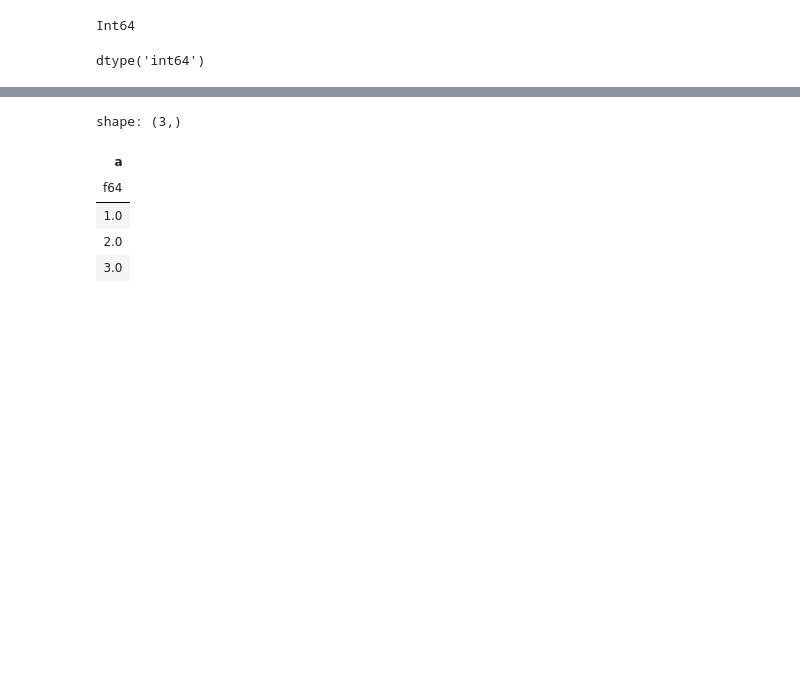
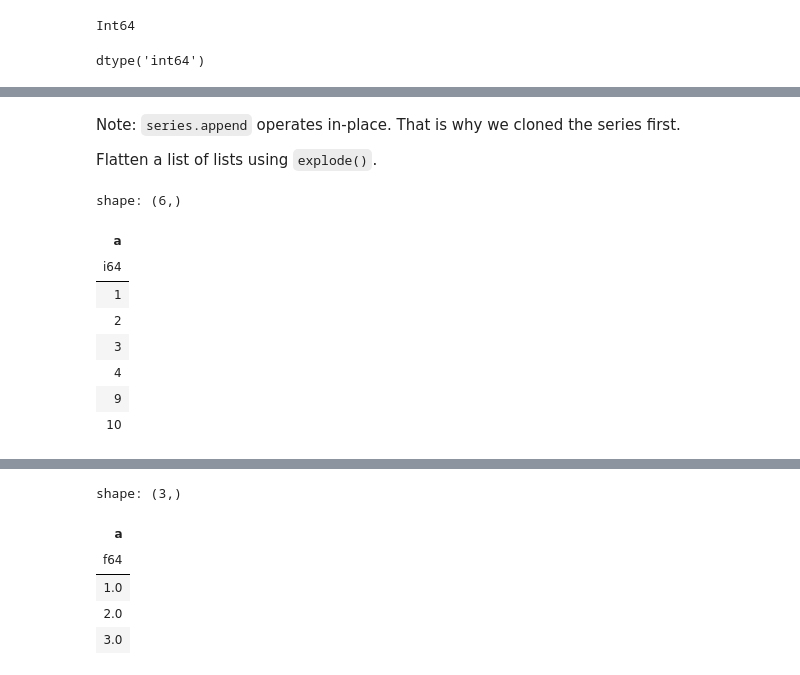
Before and after one commit to johnros/polars_demo, a Jupyter notebook: polars_to_preview.ipynb, the cells around one changed output, grey strips where cells are left out. Saved outputs shown, nothing was run; the diff lists cells and outputs as text; code cells hidden in the pictures; blank space fills up the shorter version.

```diff
--- a/polars_to_preview.ipynb
+++ b/polars_to_preview.ipynb
@@ -345,0 +379,16 @@ dtype('int64')
+# %% [markdown]
+Note: `series.append` operates in-place. That is why we cloned the series first.
+
+Flatten a list of lists using `explode()`.
+# %%
+pl.Series("a", [[1, 2], [3, 4], [9, 10]]).explode()
+# %% [output]
+shape: (6,)
+| a |
+| i64 |
+| 1 |
+| 2 |
+| 3 |
+| 4 |
+| 9 |
+| 10 |
```
Also changed, not shown: parts of 79 cells of this notebook, 1 other file.
